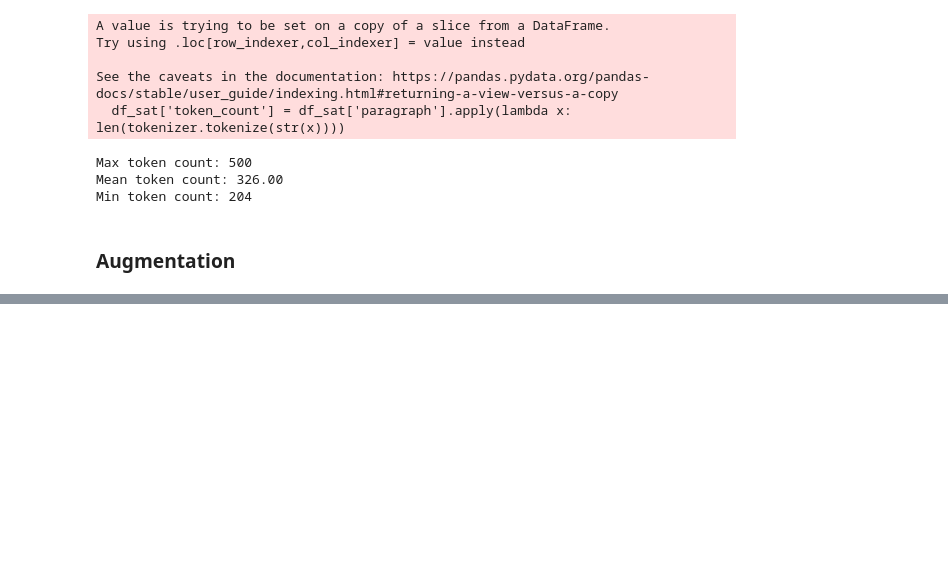
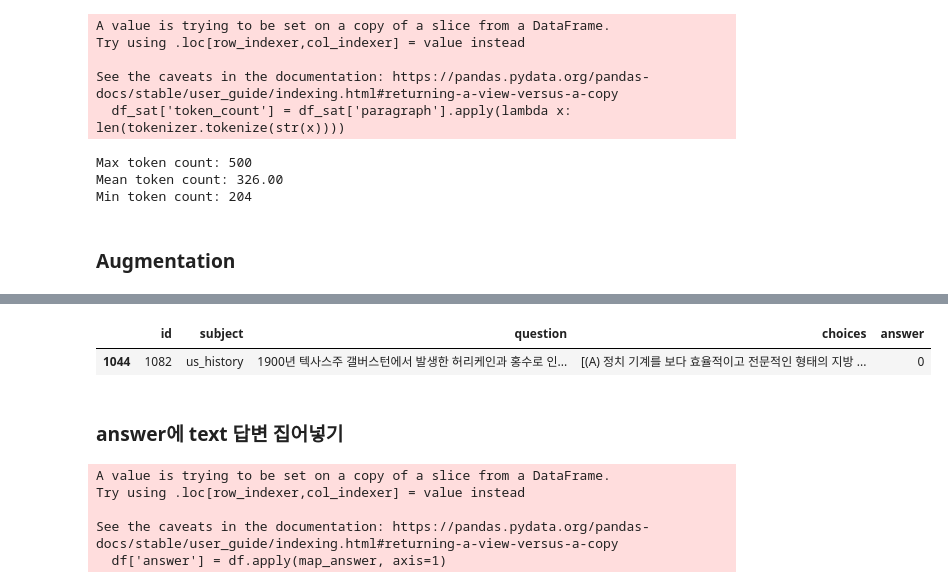
Before and after one commit to boostcampaitech7/level2-nlp-generationfornlp-nlp-03-lv3, a Jupyter notebook: data_aug/sat_history/SAT_DeepL.ipynb, the cells around one changed output, grey strips where cells are left out. Drawn from its saved outputs; the diff is of its cells as text; code cells hidden in the pictures; blank space fills up the shorter version.

Commit message:
processing data aug

```diff
--- a/data_aug/sat_history/SAT_DeepL.ipynb
+++ b/data_aug/sat_history/SAT_DeepL.ipynb
@@ -251,0 +285,6 @@ auged_world_with_paragraph.to_csv('sat_world_auged_train_reformat_paragraph.csv'
+# %%
+df_except = df[df['answer']==0]
+df_except
+# %% [output]
+|  | id | subject | question | choices | answer |
+| 1044 | 1082 | us_history | 1900년 텍사스주 갤버스턴에서 발생한 허리케인과 홍수로 인... | [(A) 정치 기계를 보다 효율적이고 전문적인 형태의 지방 ... | 0 |
@@ -251,0 +296,21 @@ auged_world_with_paragraph.to_csv('sat_world_auged_train_reformat_paragraph.csv'
+# %% [markdown]
+### answer에 text 답변 집어넣기
+# %%
+import ast
+
+
+# answer 번호를 텍스트로 변환하는 함수
+def map_answer(row):
+    #choices = ast.literal_eval(row['choices'])  # 문자열을 리스트로 변환
+    choices = row['choices']
+    answer_index = row['answer'] - 1  # answer은 1부터 시작, 리스트 인덱스는 0부터 시작
+    return choices[answer_index]
+
+# answer를 텍스트로 변환
+df['answer'] = df.apply(map_answer, axis=1)
+# %% [output]
+A value is trying to be set on a copy of a slice from a DataFrame.
+Try using .loc[row_indexer,col_indexer] = value instead
+
+See the caveats in the documentation: https://pandas.pydata.org/pandas-docs/stable/user_guide/indexing.html#returning-a-view-versus-a-copy
+  df['answer'] = df.apply(map_answer, axis=1)
```
Also changed, not shown: parts of 7 cells of this notebook, 3 other files.
